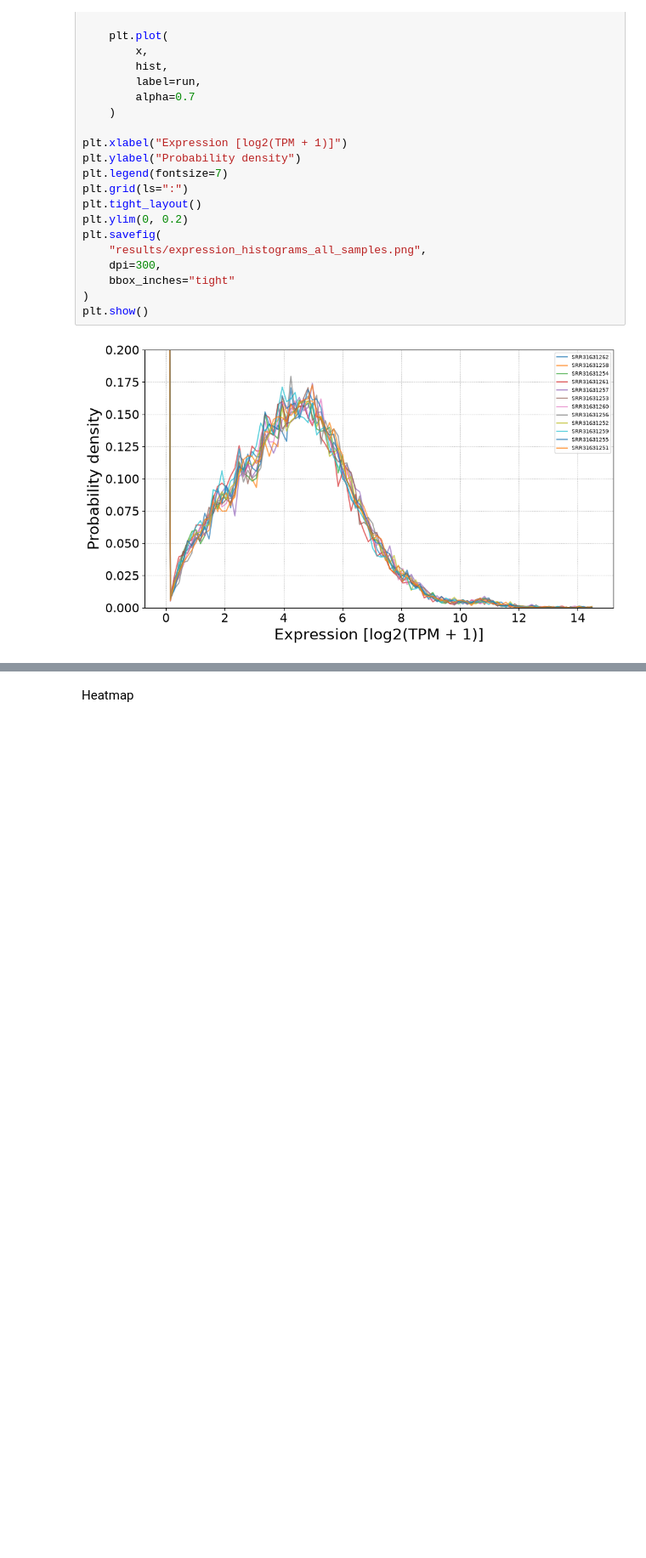
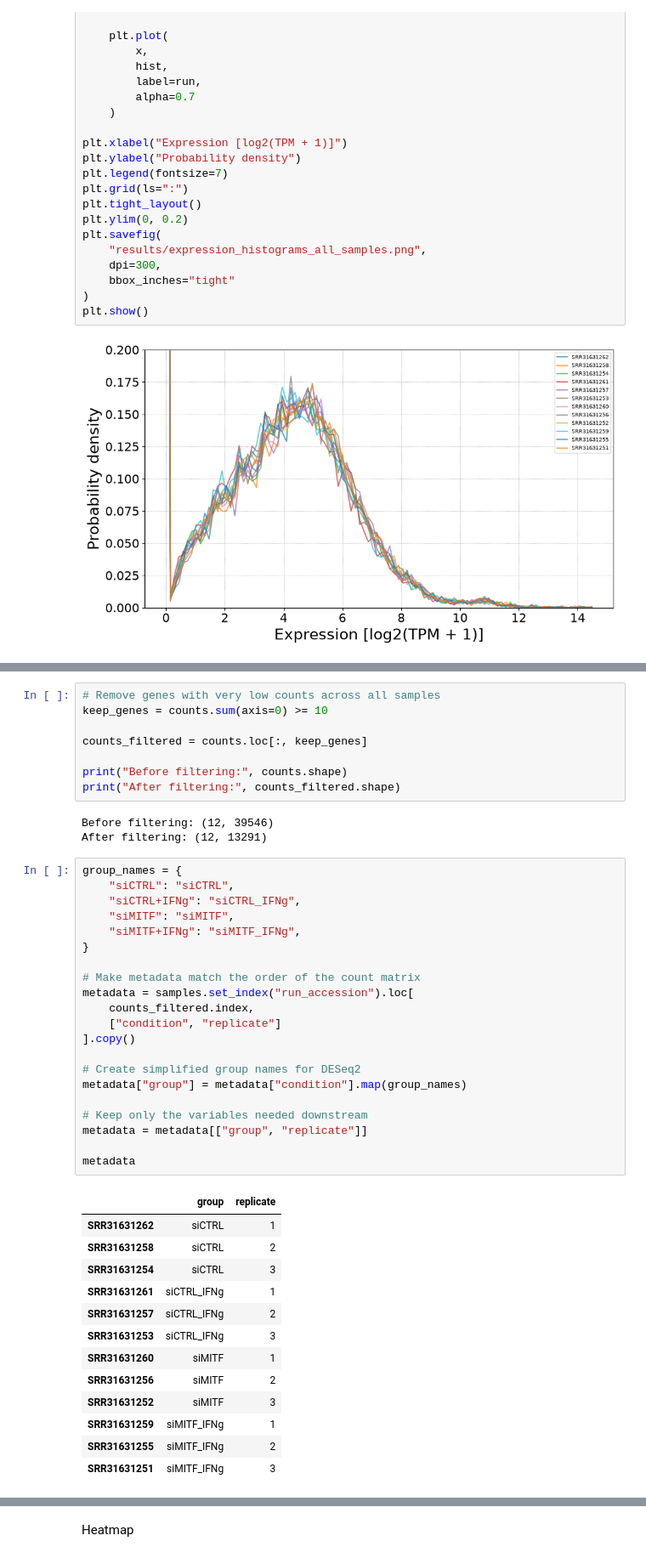
Before and after one commit to SvavaDa/GSE283655_project, a Jupyter notebook: GSE283655-simplified-data.ipynb, the cells around one changed output, grey strips where cells are left out. Shown at 85% size. Saved outputs shown, nothing was run; the diff lists cells and outputs as text; blank space fills up the shorter version.

```diff
--- a/GSE283655-simplified-data.ipynb
+++ b/GSE283655-simplified-data.ipynb
@@ -1025,0 +1077,46 @@ plt.show()
+# %%
+# Remove genes with very low counts across all samples
+keep_genes = counts.sum(axis=0) >= 10
+
+counts_filtered = counts.loc[:, keep_genes]
+
+print("Before filtering:", counts.shape)
+print("After filtering:", counts_filtered.shape)
+# %% [output]
+Before filtering: (12, 39546)
+After filtering: (12, 13291)
+# %%
+group_names = {
+    "siCTRL": "siCTRL",
+    "siCTRL+IFNg": "siCTRL_IFNg",
+    "siMITF": "siMITF",
+    "siMITF+IFNg": "siMITF_IFNg",
+}
+
+# Make metadata match the order of the count matrix
+metadata = samples.set_index("run_accession").loc[
+    counts_filtered.index,
+    ["condition", "replicate"]
+].copy()
+
+# Create simplified group names for DESeq2
+metadata["group"] = metadata["condition"].map(group_names)
+
+# Keep only the variables needed downstream
+metadata = metadata[["group", "replicate"]]
+
+metadata
+# %% [output]
+|  | group | replicate |
+| SRR31631262 | siCTRL | 1 |
+| SRR31631258 | siCTRL | 2 |
+| SRR31631254 | siCTRL | 3 |
+| SRR31631261 | siCTRL_IFNg | 1 |
+| SRR31631257 | siCTRL_IFNg | 2 |
+| SRR31631253 | siCTRL_IFNg | 3 |
+| SRR31631260 | siMITF | 1 |
+| SRR31631256 | siMITF | 2 |
+| SRR31631252 | siMITF | 3 |
+| SRR31631259 | siMITF_IFNg | 1 |
+| SRR31631255 | siMITF_IFNg | 2 |
+| SRR31631251 | siMITF_IFNg | 3 |
```
Also changed, not shown: parts of 15 cells of this notebook.
